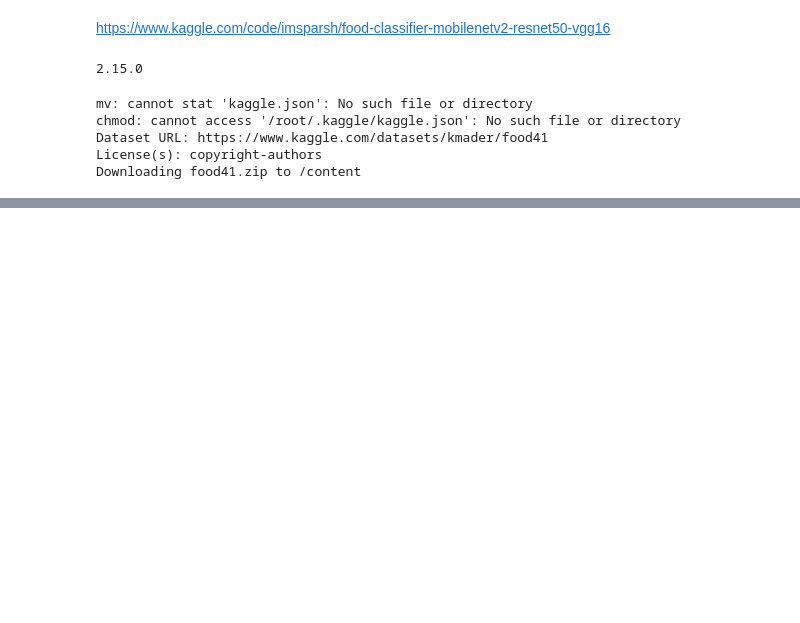
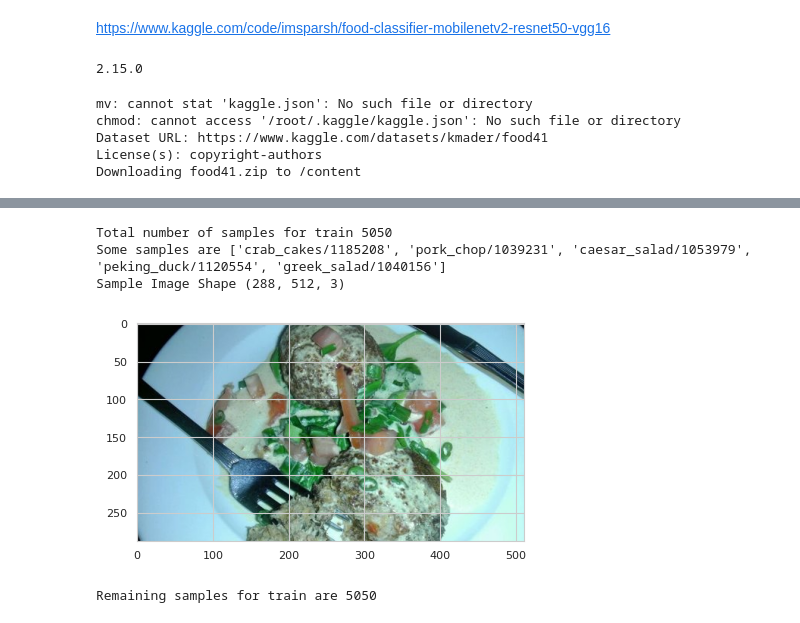
Before and after one commit to dothouse/project3, a Jupyter notebook: code/song/practice_modeling/practice4_food_classification.ipynb, the cells around one changed output, grey strips where cells are left out. Drawn from its saved outputs; the diff is of its cells as text; code cells hidden in the pictures; blank space fills up the shorter version.

```diff
--- a/code/song/practice_modeling/practice4_food_classification.ipynb
+++ b/code/song/practice_modeling/practice4_food_classification.ipynb
@@ -97,0 +183,24 @@ FileNotFoundError: [Errno 2] No such file or directory: '/kaggle/input/food41/me
+# %%
+# create training data
+train_samples_subset_list = []
+for x in trainjson.keys():
+    train_samples_subset_list.extend(trainjson[x][:50])
+set_seed()
+train_samples_subset = list(np.random.permutation(train_samples_subset_list))
+print("Total number of samples for train",len(train_samples_subset))
+print("Some samples are",train_samples_subset[:5])
+sample_img = readImg(train_samples_subset[0])
+print("Sample Image Shape",sample_img.shape)
+showImg(sample_img)
+# %% [output]
+Total number of samples for train 5050
+Some samples are ['crab_cakes/1185208', 'pork_chop/1039231', 'caesar_salad/1053979', 'peking_duck/1120554', 'greek_salad/1040156']
+Sample Image Shape (288, 512, 3)
+[figure, added]
+# %%
+# remove single channel image
+train_sample_one = ['lasagna/3787908', 'bread_pudding/1375816', 'steak/1340977']
+train_samples_subset = [x for x in train_samples_subset if x not in train_sample_one]
+print("Remaining samples for train are",len(train_samples_subset))
+# %% [output]
+Remaining samples for train are 5050
```
Also changed, not shown: parts of 24 cells of this notebook, 15 other files.
